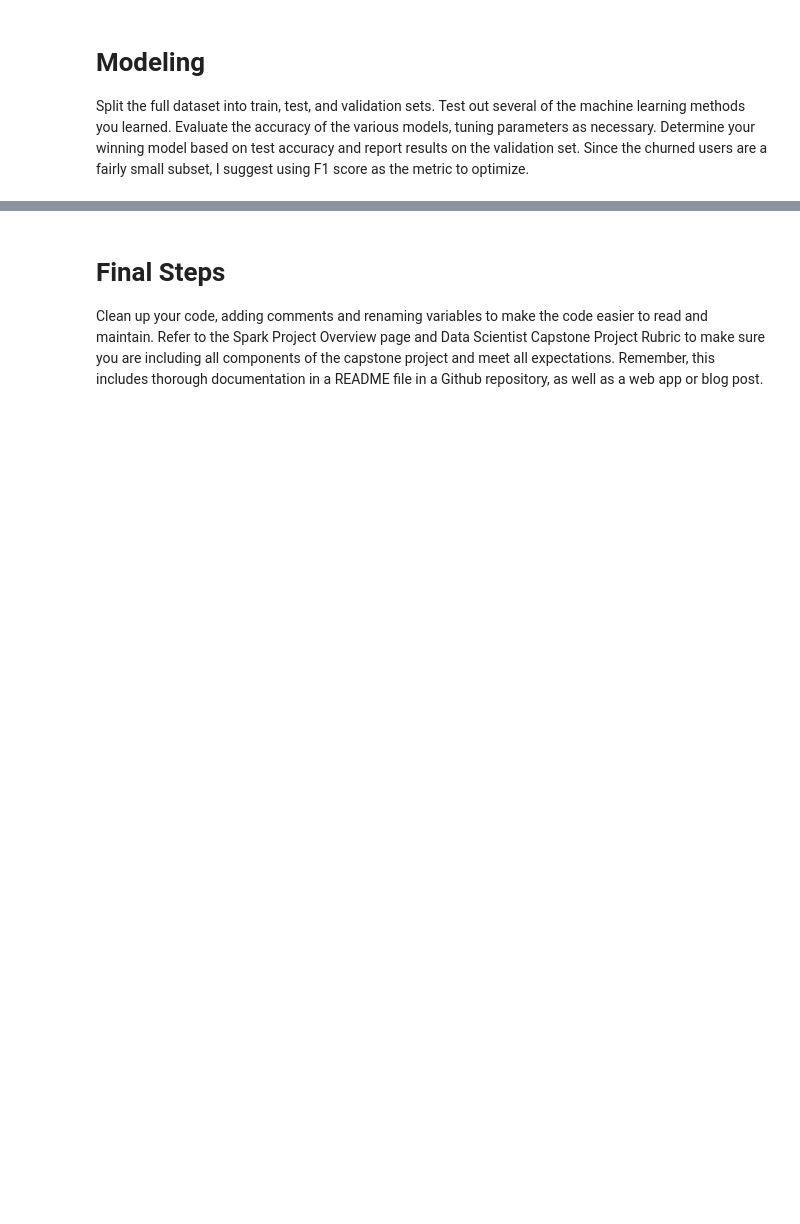
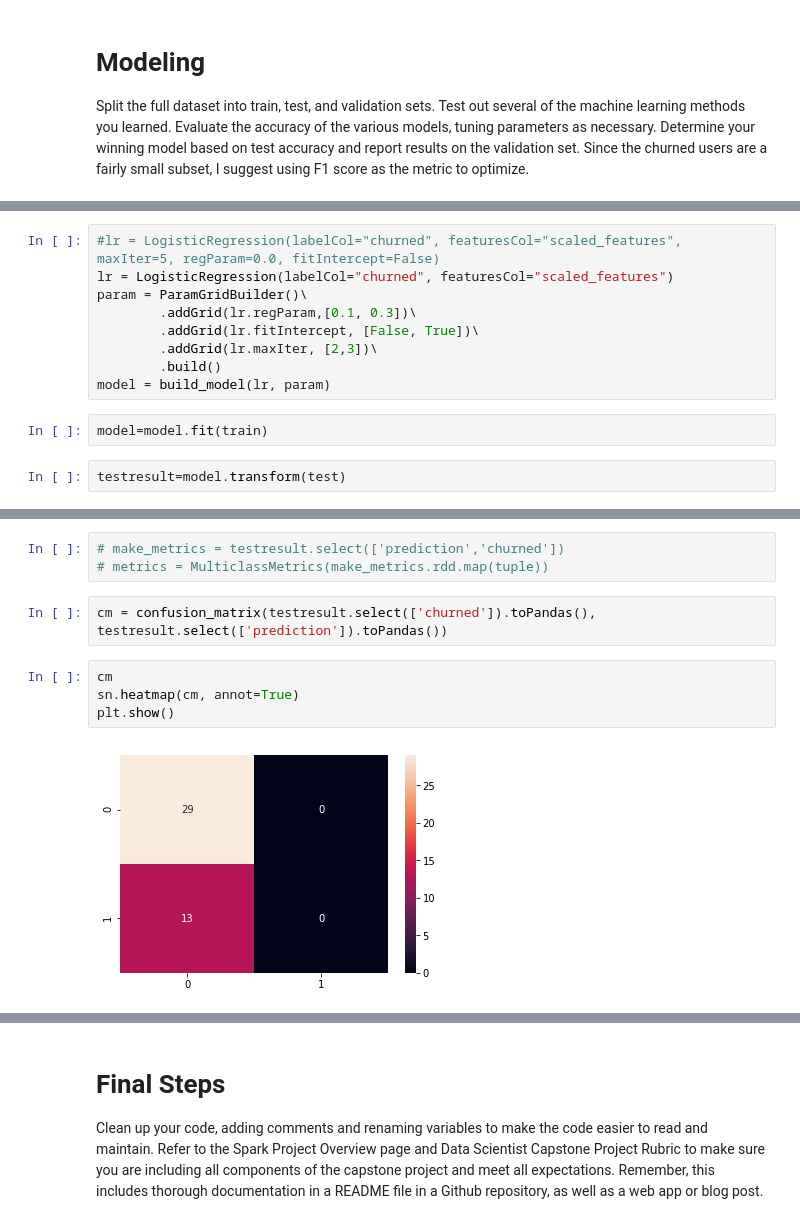
Before and after one commit to chaomacau/Sparkify, a Jupyter notebook: Sparkify.ipynb, the cells around one changed output, grey strips where cells are left out. Drawn from its saved outputs; the diff is of its cells as text; blank space fills up the shorter version.

```diff
--- a/Sparkify.ipynb
+++ b/Sparkify.ipynb
@@ -635,0 +814,13 @@ Split the full dataset into train, test, and validation sets. Test out several o
+# %%
+#lr = LogisticRegression(labelCol="churned", featuresCol="scaled_features", maxIter=5, regParam=0.0, fitIntercept=False)
+lr = LogisticRegression(labelCol="churned", featuresCol="scaled_features")
+param = ParamGridBuilder()\
+        .addGrid(lr.regParam,[0.1, 0.3])\
+        .addGrid(lr.fitIntercept, [False, True])\
+        .addGrid(lr.maxIter, [2,3])\
+        .build()
+model = build_model(lr, param)
+# %%
+model=model.fit(train)
+# %%
+testresult=model.transform(test)
@@ -635,0 +835,11 @@ Split the full dataset into train, test, and validation sets. Test out several o
+# %%
+# make_metrics = testresult.select(['prediction','churned'])
+# metrics = MulticlassMetrics(make_metrics.rdd.map(tuple))
+# %%
+cm = confusion_matrix(testresult.select(['churned']).toPandas(), testresult.select(['prediction']).toPandas())
+# %%
+cm
+sn.heatmap(cm, annot=True)
+plt.show()
+# %% [output]
+[figure, added]
```
Also changed, not shown: parts of 23 cells of this notebook.
